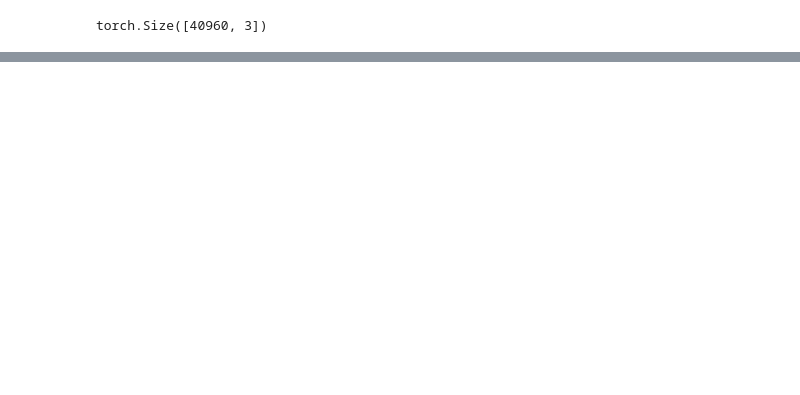
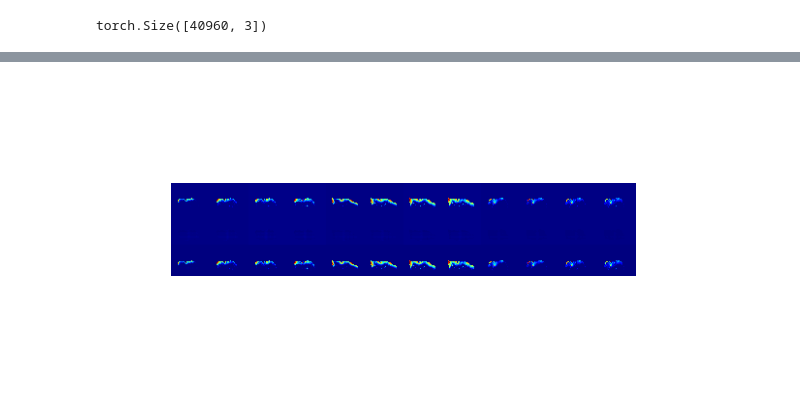
Before and after one commit to Winfred666/MRI_PINN, a Jupyter notebook: advect_diffuse_3d.ipynb, the cells around one changed output, grey strips where cells are left out. Cells and saved outputs as stored; diff of their text form; code cells hidden in the pictures; blank space fills up the shorter version.

Commit message:
advect diffuse model scale up

```diff
--- a/advect_diffuse_3d.ipynb
+++ b/advect_diffuse_3d.ipynb
@@ -74,11 +79,19 @@ min_c:  0.0 max_c:  299.53845
 # use front-tracking to get initial velocity field.
 from front_tracking import front_tracking_velocity
 # shape (nx, ny, nz, 3), only use half of the timestep to training, consistant with c_dataset
-initial_velocity_field = front_tracking_velocity(data[:,:,:,::2], dt=t[2]-t[0])
+
+initial_velocity_field = front_tracking_velocity(data[:,:,:,::2],
+                                                 dt=t[2] - t[0])
+# scaling using V_star
+initial_velocity_field /= char_domain.V_star
 # draw initial velocity magnitude
 vel_mag = np.linalg.norm(initial_velocity_field, axis=-1)
 
+# print(pixdim, char_domain.domain_shape, char_domain.L_star, char_domain.T_star, char_domain.V_star)
+print("velocity max and min: ", vel_mag.max(), vel_mag.min())
+
 draw_nifti_slices_with_threshold(vel_mag)
+
 v_dataset = VelocityDataModule(initial_velocity_field, char_domain, mask,
-                              batch_size=20_000, device=device)
+                              batch_size=int(mask.sum()), device=device)
 # %% [output]
@@ -373,3 +408,8 @@ interactive(children=(IntSlider(value=3, description='Stride', max=10, min=1), I
+# %%
+# use pinn_model.val_slice_4d to draw concentration slices
+pinn_model.draw_concentration_slices(to_logger=False)
+# %% [output]
+[figure, added]
 # %%
 # 2. Extract all density field with x,y,z,t 4D grid for visualization
 
```
Also changed, not shown: parts of 13 cells of this notebook, 7 other files.
